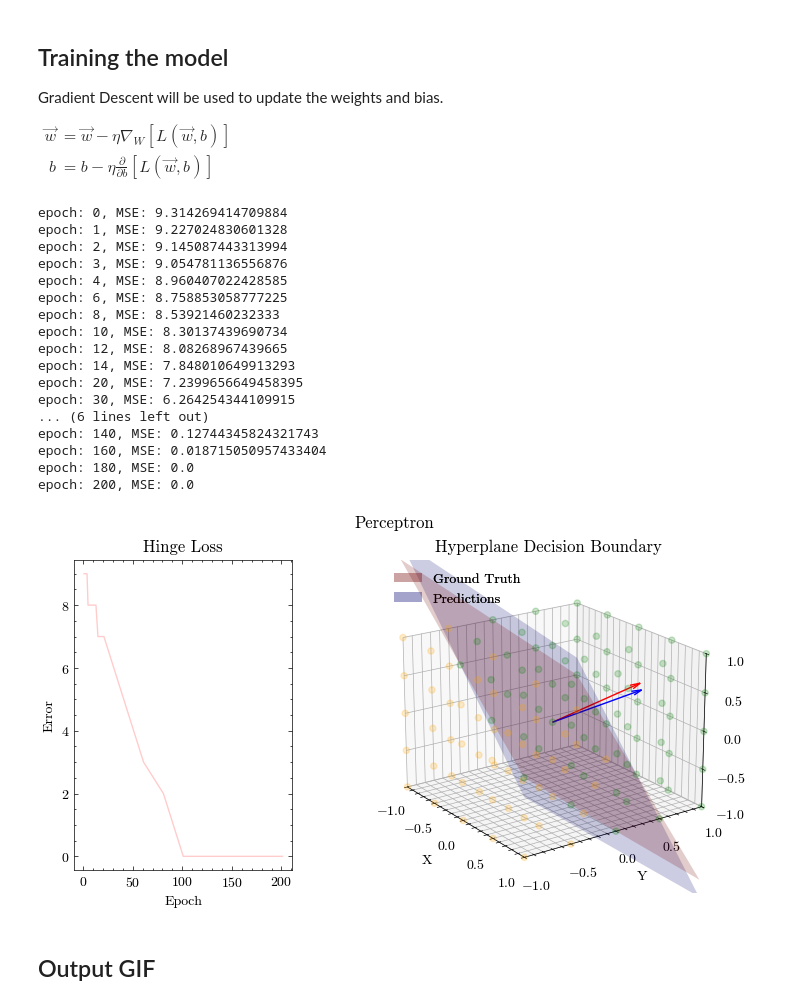
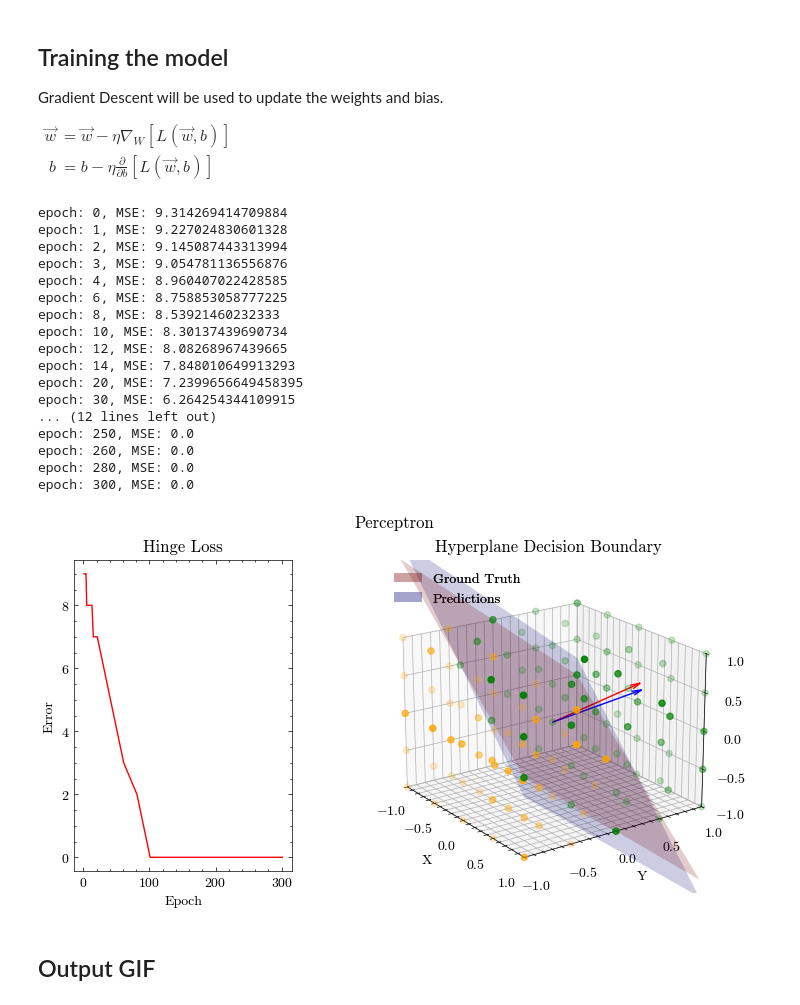
Before and after one commit to gavinkhung/perceptron, a Jupyter notebook: perceptron.ipynb, the cells around one changed output. Cells and saved outputs as stored; diff of their text form; code cells hidden in the pictures.

Commit message:
show the distance to hyperplane as alpha value

```diff
--- a/perceptron.ipynb
+++ b/perceptron.ipynb
@@ -249,7 +249,6 @@ def fit(
                 err_idx[visible_err][: idx + 1],
                 errors[visible_err][: idx + 1],
                 color="red",
-                alpha=0.2,
             )
 
             # Ground truth
@@ -278,13 +277,15 @@ def fit(
 
             # Perceptron Predictions
             colors = colors = ["green" if d >= 0 else "orange" for d in predictions]
+            predictions_norm = np.maximum(1-np.exp(-(predictions**2)), 0.2)
+
             ax1.scatter(
                 features[:, 0],
                 features[:, 1],
                 features[:, 2],
                 c=colors,
                 marker="o",
-                alpha=0.2,
+                alpha=predictions_norm,
             )
 
             xx, yy, zz = generate_hyperplane(scaling, weights)
@@ -326,44 +327,44 @@ weights = weights / np.linalg.norm(weights)
 
 bias = 0
 # %%
-epochs = 201
+epochs = 301
 learning_rate = 0.0005
 
 output_filename = "perceptron.gif"
 fit(
     weights,
     bias,
     target_normal_vector,
     features,
     labels,
     X,
     Y,
     Z,
     scaling,
     epochs,
     learning_rate,
     gradient_descent,
     output_filename,
 )
 # %% [output]
 epoch: 0, MSE: 9.314269414709884
 epoch: 1, MSE: 9.227024830601328
 epoch: 2, MSE: 9.145087443313994
 epoch: 3, MSE: 9.054781136556876
 epoch: 4, MSE: 8.960407022428585
 epoch: 6, MSE: 8.758853058777225
 epoch: 8, MSE: 8.53921460232333
 epoch: 10, MSE: 8.30137439690734
 epoch: 12, MSE: 8.08268967439665
 epoch: 14, MSE: 7.848010649913293
 epoch: 20, MSE: 7.2399656649458395
 epoch: 30, MSE: 6.264254344109915
-... (6 lines left out)
-epoch: 140, MSE: 0.12744345824321743
-epoch: 160, MSE: 0.018715050957433404
-epoch: 180, MSE: 0.0
-epoch: 200, MSE: 0.0
+... (12 lines left out)
+epoch: 250, MSE: 0.0
+epoch: 260, MSE: 0.0
+epoch: 280, MSE: 0.0
+epoch: 300, MSE: 0.0
-[figure, old version]
+[figure, new version]
 # %% [markdown]
 ## Output GIF
 # %%
```
Also changed, not shown: parts of 1 cell of this notebook, 2 other files.
